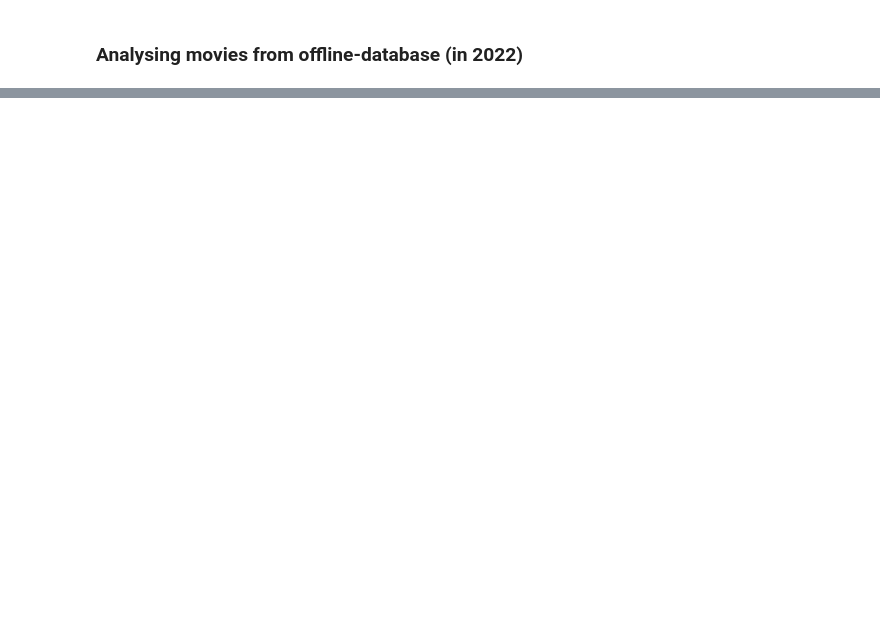
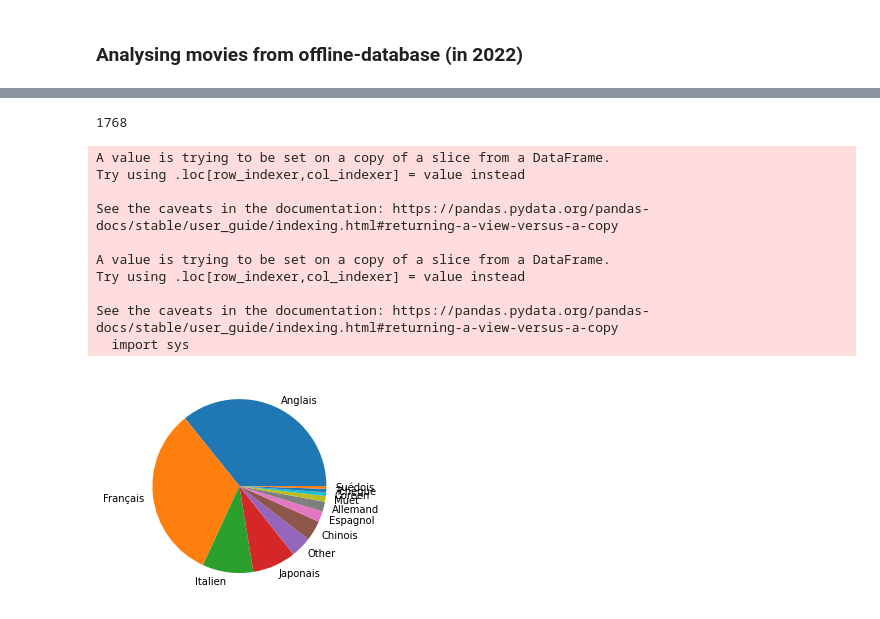
Before and after one commit to leretroprojecteur-user/retro-spective-2022, a Jupyter notebook: notebooks/database operations_ugo.ipynb, the cells around one changed output, grey strips where cells are left out. Cells and saved outputs as stored; diff of their text form; code cells hidden in the pictures; blank space fills up the shorter version.

```diff
--- a/notebooks/database operations_ugo.ipynb
+++ b/notebooks/database operations_ugo.ipynb
@@ -112,0 +95,10 @@ print(data2022)
+# %%
+df = pd.read_csv("./data/screenings.csv")
+movie_info = pd.read_csv("./data/movie_info.csv")
+theater_info = pd.read_csv("./data/theater_info.csv")
+
+df["weekday"] = pd.DatetimeIndex(df["date"]).weekday
+df = pd.merge(df, movie_info[["movie", "title", "directors", "duration", "language"]], on="movie")
+df = pd.merge(df, theater_info[["theater", "theater_name"]], on="theater")
+df["decade"] = df["year"].astype(int).astype(str).str[:3]+"0"
+df
@@ -112,0 +119,49 @@ print(data2022)
+# %%
+print(df['language'].isna().sum())
+
+nlanguages=31748-1768
+
+language = df[df['language'].notnull()]
+language["language"] = language["language"].replace('Cantonais','Chinois')
+language["language"] = language["language"].replace('Mandarin','Chinois')
+
+language = language.groupby(['language'])
+language = pd.DataFrame({
+    'movie': language["movie"],
+    "date" : language["date"],
+    'nb_screenings':language['movie'].count(),
+    'nb_days':language['date'].nunique()
+}).reset_index()
+language.sort_values(['nb_screenings'], ascending=[False], inplace=True)
+language.loc[language['nb_screenings'] < 150, 'language'] = "Other"
+language
+
+language = language.groupby(['language'])
+language = pd.DataFrame({
+    'nb_screenings':language['nb_screenings'].sum(),
+}).reset_index()
+language.sort_values(['nb_screenings'], ascending=[False], inplace=True)
+language
+
+# language = pd.DataFrame({
+#     'nb_screenings':language['movie'].count()/nlanguages,
+#     'nb_days':language['date'].nunique()
+# }).reset_index()
+# language.sort_values(['nb_screenings'], ascending=[False], inplace=True)
+
+plt.Figure(figsize=(15,15))
+plt.pie(language['nb_screenings'], labels=language["language"])
+plt.show()
+# %% [output]
+1768
+A value is trying to be set on a copy of a slice from a DataFrame.
+Try using .loc[row_indexer,col_indexer] = value instead
+
+See the caveats in the documentation: https://pandas.pydata.org/pandas-docs/stable/user_guide/indexing.html#returning-a-view-versus-a-copy
+
+A value is trying to be set on a copy of a slice from a DataFrame.
+Try using .loc[row_indexer,col_indexer] = value instead
+
+See the caveats in the documentation: https://pandas.pydata.org/pandas-docs/stable/user_guide/indexing.html#returning-a-view-versus-a-copy
+  import sys
+[figure, added]
```
Also changed, not shown: parts of 16 cells of this notebook.
